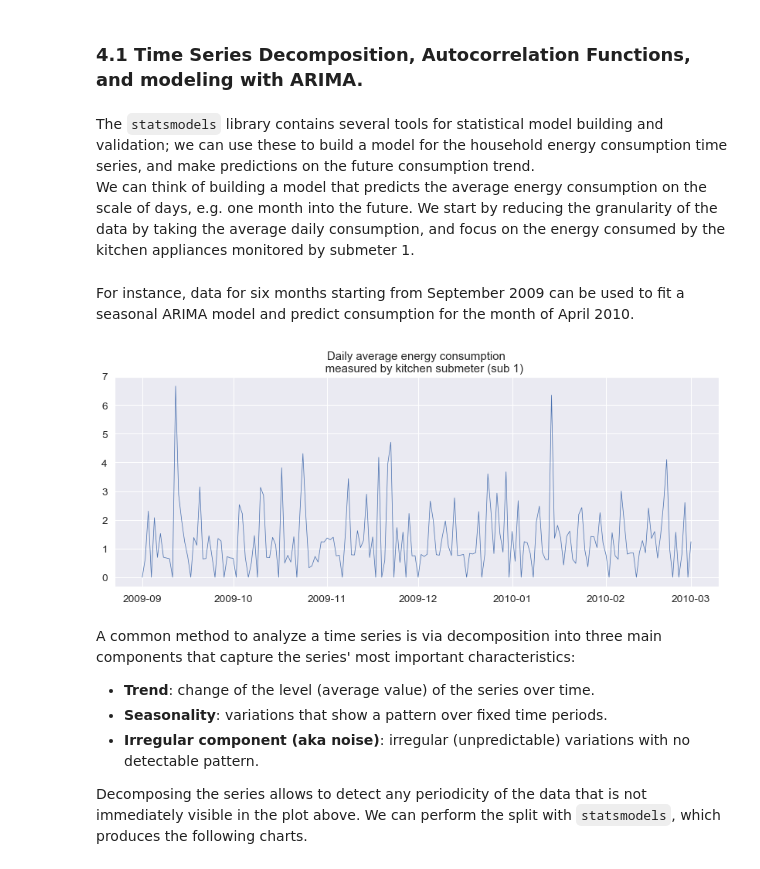
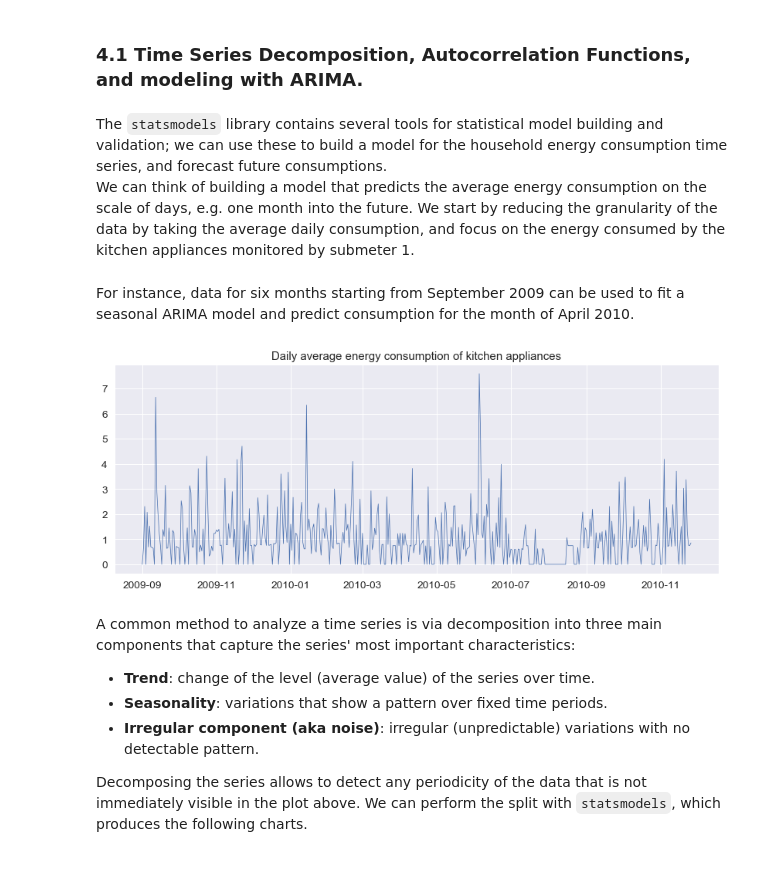
Before and after one commit to melville87/energy-cons-viz, a Jupyter notebook: energy_consumption/energy_consumption_ts_analysis.ipynb, the cells around one changed output. Drawn from its saved outputs; the diff is of its cells as text; code cells hidden in the pictures.

```diff
--- a/energy_consumption/energy_consumption_ts_analysis.ipynb
+++ b/energy_consumption/energy_consumption_ts_analysis.ipynb
@@ -555,7 +555,7 @@ ax= plt.legend(labels= ["winter", "summer"])
 # %% [markdown]
 ### 4.1 Time Series Decomposition, Autocorrelation Functions, and modeling with ARIMA.
 # %% [markdown]
-The `statsmodels` library contains several tools for statistical model building and validation; we can use these to build a model for the household energy consumption time series, and make predictions on the future consumption trend. <br>
+The `statsmodels` library contains several tools for statistical model building and validation; we can use these to build a model for the household energy consumption time series, and forecast future consumptions. <br>
 We can think of building a model that predicts the average energy consumption on the scale of days, e.g. one month into the future. We start by reducing the granularity of the data by taking the average daily consumption, and focus on the energy consumed by the kitchen appliances monitored by submeter 1.
 # %% [markdown]
 For instance, data for six months starting from September 2009 can be used to fit a seasonal ARIMA model and predict consumption for the month of April 2010.
@@ -563,16 +563,15 @@ For instance, data for six months starting from September 2009 can be used to fi
 import ts_module as tsm
 # %%
 # time series: consumption measured by kitchen submeter
-ts = byDay["2009-09-01":"2010-03-01"].sub1.copy()
+ts = byDay["2009-09-01":].sub1.copy()
 # set index frequency as daily
 ts = ts.asfreq("D")
 # plot time series
 fig, ax = plt.subplots(figsize= (14, 5))
 ax = plt.plot(ts, linewidth= 0.75)
-ax = plt.title('''Daily average energy consumption
-     measured by kitchen submeter (sub 1)''')
+ax = plt.title("Daily average energy consumption of kitchen appliances")
 # %% [output]
-[figure, old version]
+[figure, new version]
 # %% [markdown]
 A common method to analyze a time series is via decomposition into three main components that capture the series' most important characteristics: <br>
 * __Trend__: change of the level (average value) of the series over time.
```
Also changed, not shown: parts of 24 cells of this notebook, 1 other file.
